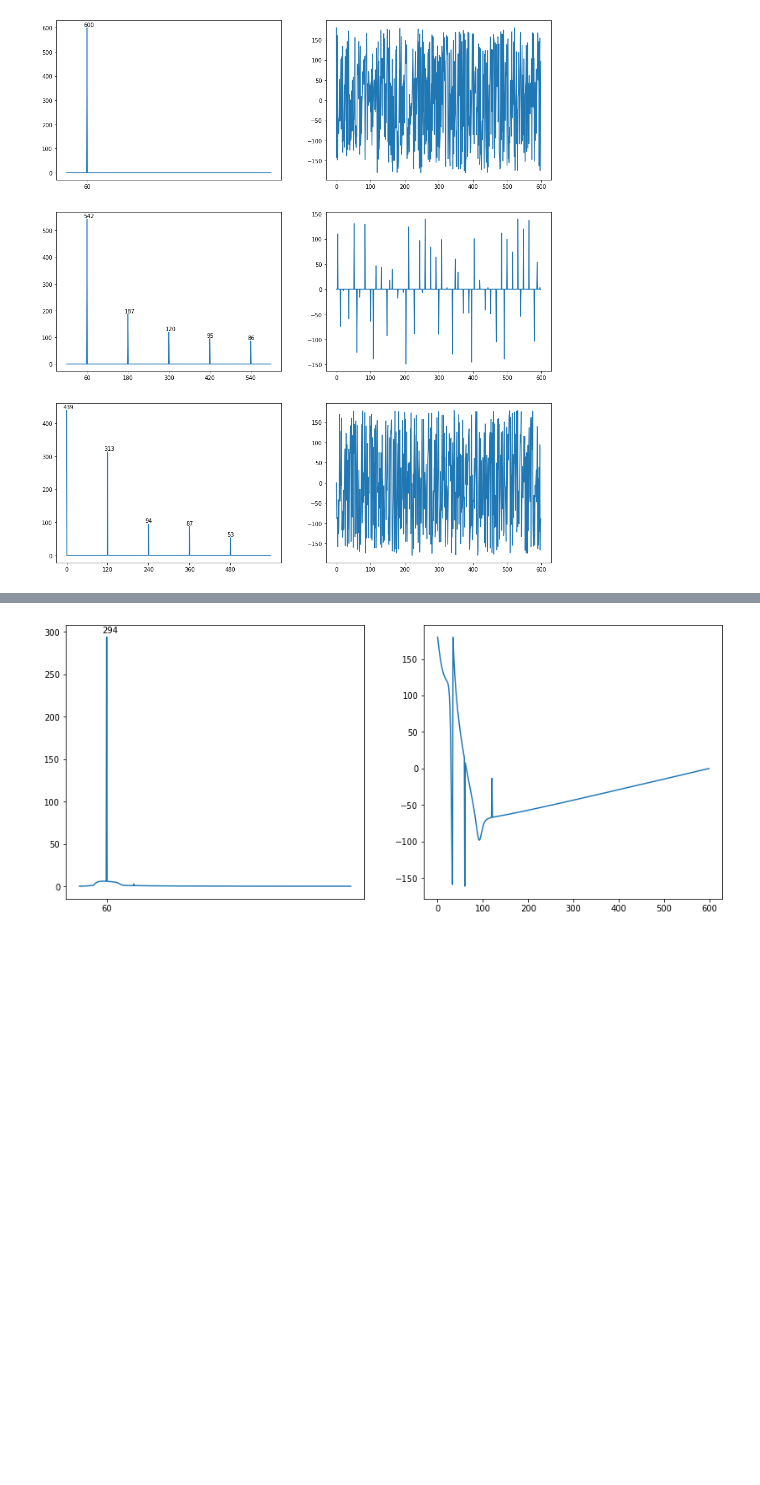
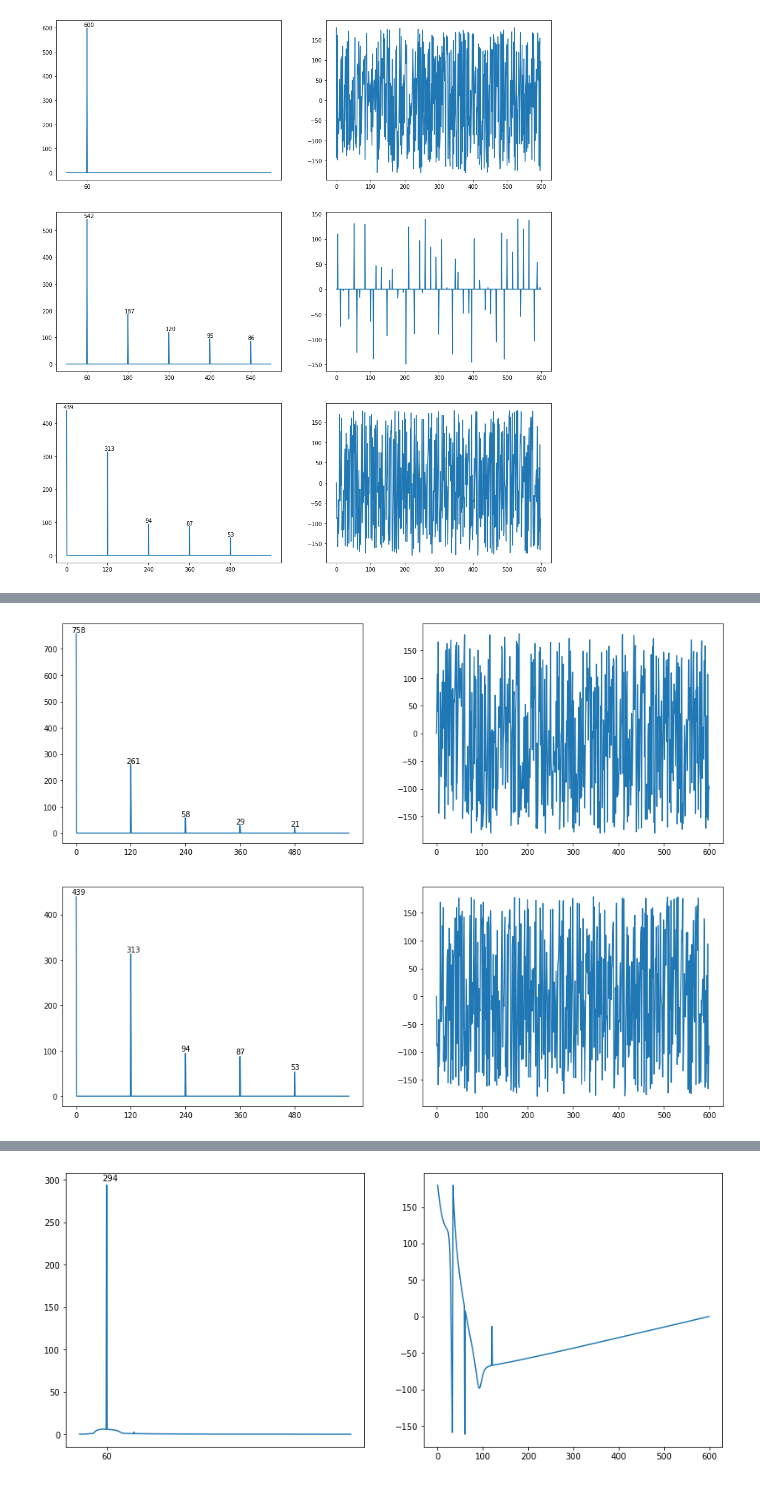
Before and after one commit to gnsoares/UNICAMP_EA619_SystemsAnalysis, a Jupyter notebook: exp3/Harmonicas_Exploracao.ipynb, the cells around one changed output, grey strips where cells are left out. Cells and saved outputs as stored; diff of their text form; code cells hidden in the pictures; blank space fills up the shorter version.

```diff
--- a/exp3/Harmonicas_Exploracao.ipynb
+++ b/exp3/Harmonicas_Exploracao.ipynb
@@ -129,3 +154,10 @@ plt.show()
+# %%
+fig, axs = plt.subplots(2, 2, figsize=(16, 12))
+espectro_anotado(ret_full_fft['abs'], ret_full_fft['phase'], axs[0])
+espectro_anotado(ret_tir_fft['abs'], ret_tir_fft['phase'], axs[1])
+plt.show()
+# %% [output]
+[figure, added]
 # %%
 sos = signal.butter(8, [30, 90], 'bandpass', fs = fs, output = 'sos')
 ret_half_filtered = signal.sosfilt(sos, ret_half)
```
Also changed, not shown: parts of 3 cells of this notebook.
